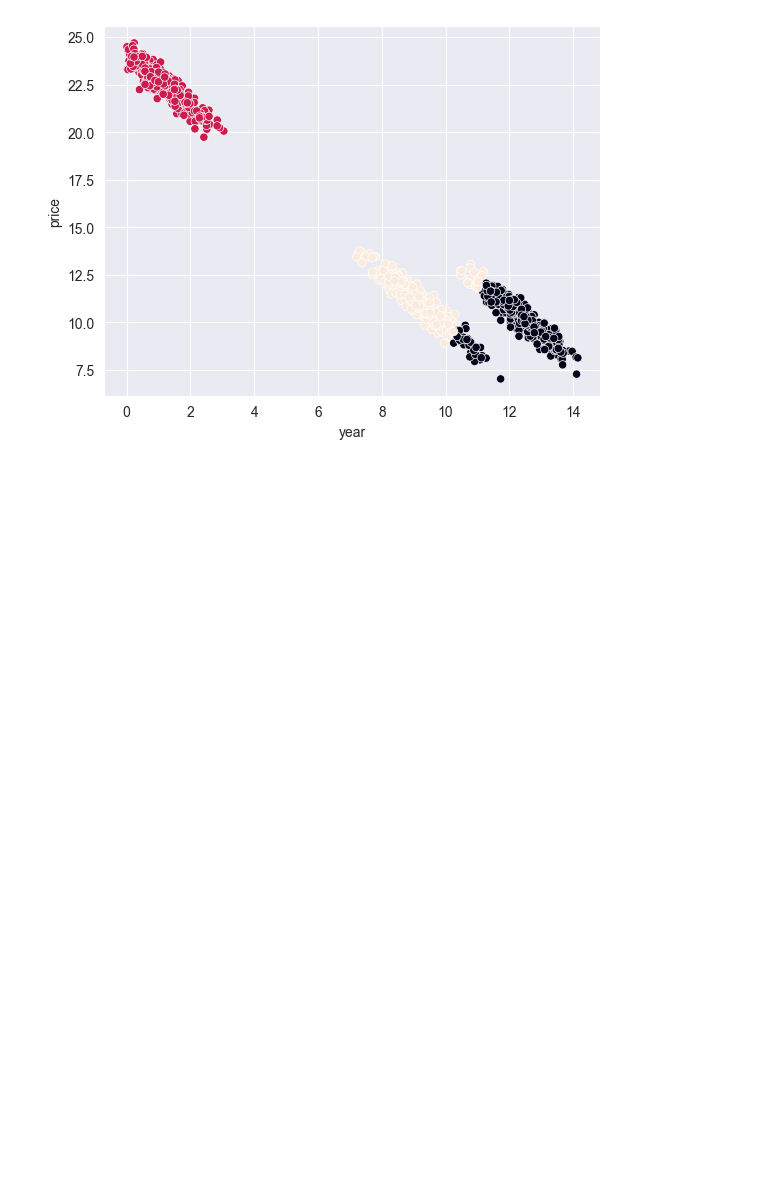
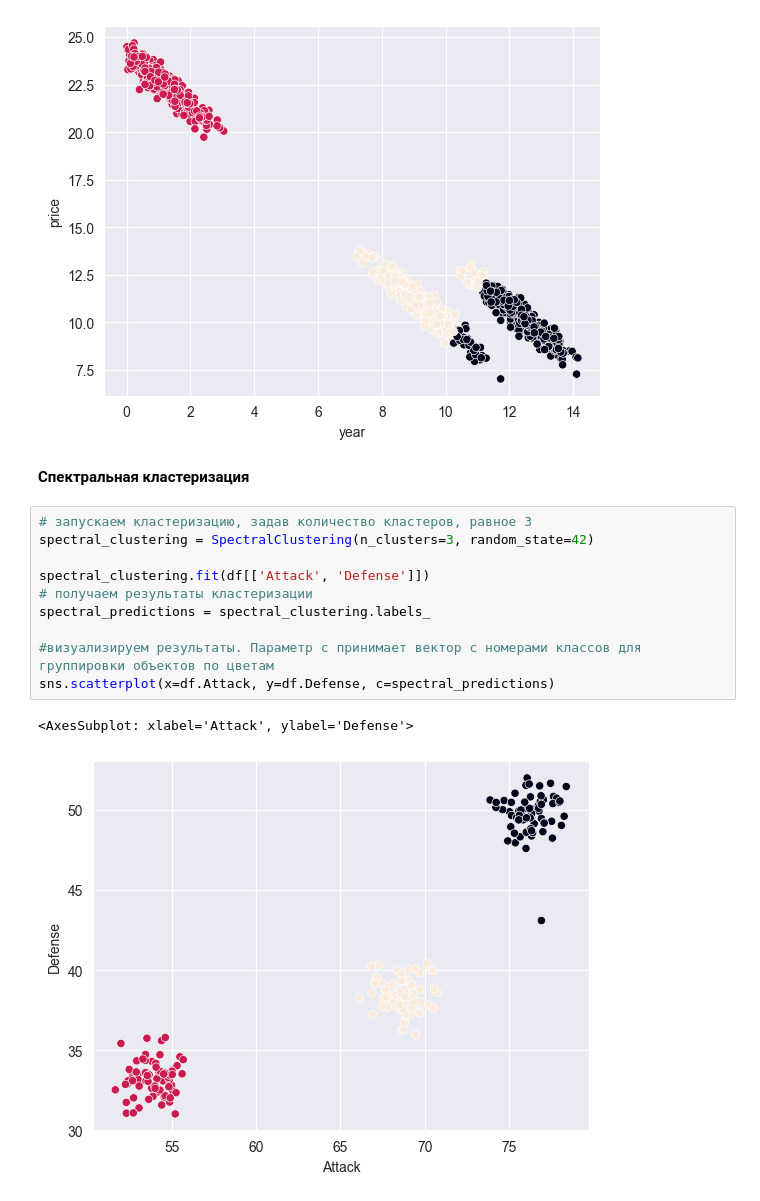
Before and after one commit to sergioschadenko/sf_data_science, a Jupyter notebook: ML_4_clasterisation/clasterisation.ipynb, the cells around one changed output. Drawn from its saved outputs; the diff is of its cells as text; blank space fills up the shorter version.

```diff
--- a/ML_4_clasterisation/kmeans.ipynb
+++ b/ML_4_clasterisation/clasterisation.ipynb
@@ -295,3 +299,18 @@ sns.scatterplot(x=housing_data.year, y=housing_data.price, c=predictions)
 # %% [output]
 <AxesSubplot: xlabel='year', ylabel='price'>
 [figure]
+# %% [markdown]
+**Спектральная кластеризация**
+# %%
+# запускаем кластеризацию, задав количество кластеров, равное 3
+spectral_clustering = SpectralClustering(n_clusters=3, random_state=42)
+
+spectral_clustering.fit(df[['Attack', 'Defense']])
+# получаем результаты кластеризации
+spectral_predictions = spectral_clustering.labels_
+
+#визуализируем результаты. Параметр c принимает вектор с номерами классов для группировки объектов по цветам
+sns.scatterplot(x=df.Attack, y=df.Defense, c=spectral_predictions)
+# %% [output]
+<AxesSubplot: xlabel='Attack', ylabel='Defense'>
+[figure, added]
```
Also changed, not shown: parts of 5 cells of this notebook.
